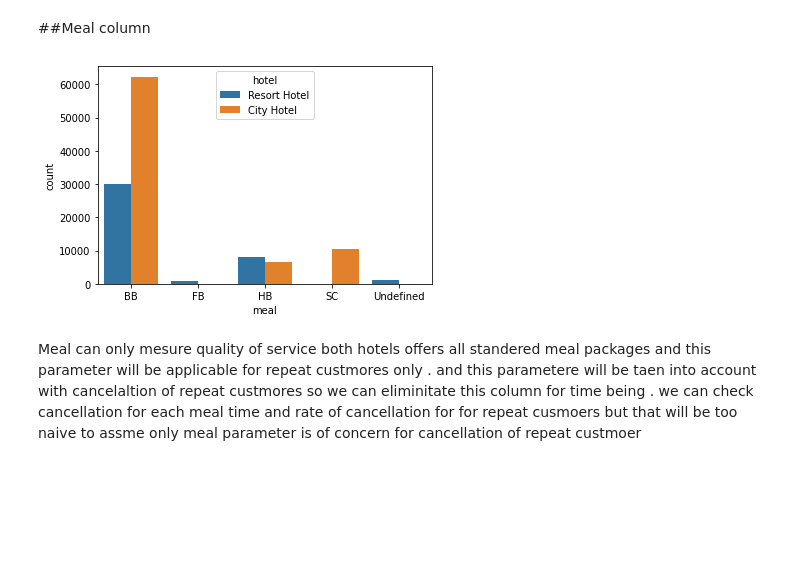
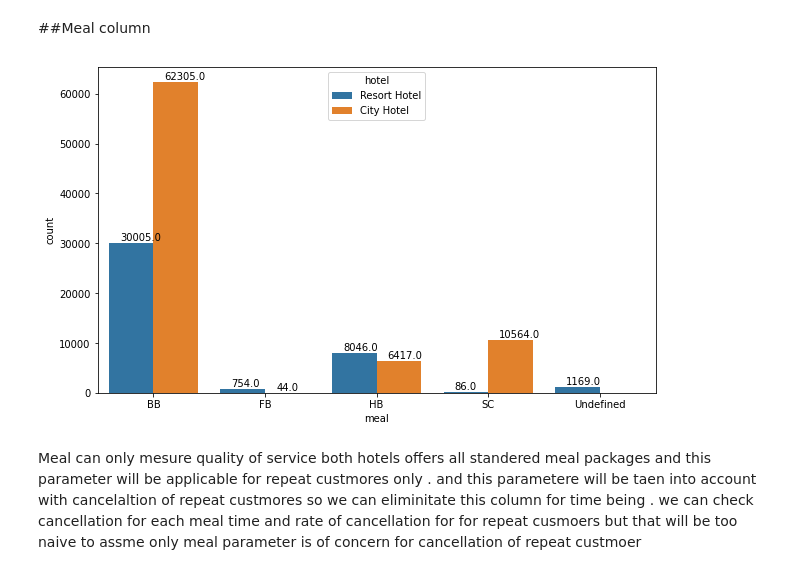
Before and after one commit to GaikwadSandesh/HotelBookingAnalysis, a Jupyter notebook: Hotel_Booking_Analysis_Capstone_Project.ipynb, the cells around one changed output. Saved outputs shown, nothing was run; the diff lists cells and outputs as text; code cells hidden in the pictures; blank space fills up the shorter version.

```diff
--- a/Hotel_Booking_Analysis_Capstone_Project.ipynb
+++ b/Hotel_Booking_Analysis_Capstone_Project.ipynb
@@ -106,10 +101,13 @@ df['arrival_date']= pd.to_datetime(df['arrival_date'])
 #df.drop(columns=['arrival_date_day_of_month' , 'arrival_date_month' ,'arrival_date_year' , 'arrival_date_week_number' , 'reservation_status_date' ], inplace = True)
 # %% [markdown]
 ##Meal column
-# %%
-ax1 = sns.countplot(x = 'meal' , data=df, hue='hotel')
-# %% [output]
-[figure, removed]
+# %%
+plt.figure(figsize=(10,6))
+ax = sns.countplot(x = 'meal' , data=df, hue='hotel')
+for p in ax.patches:
+    ax.annotate((p.get_height()), (p.get_x() +0.1, p.get_height()+500) , fontsize = 10)
+# %% [output]
+[figure, added]
 # %%
 df.drop(columns = ['meal'], inplace= True)
 # %% [markdown]
```
Also changed, not shown: parts of 31 cells of this notebook.
